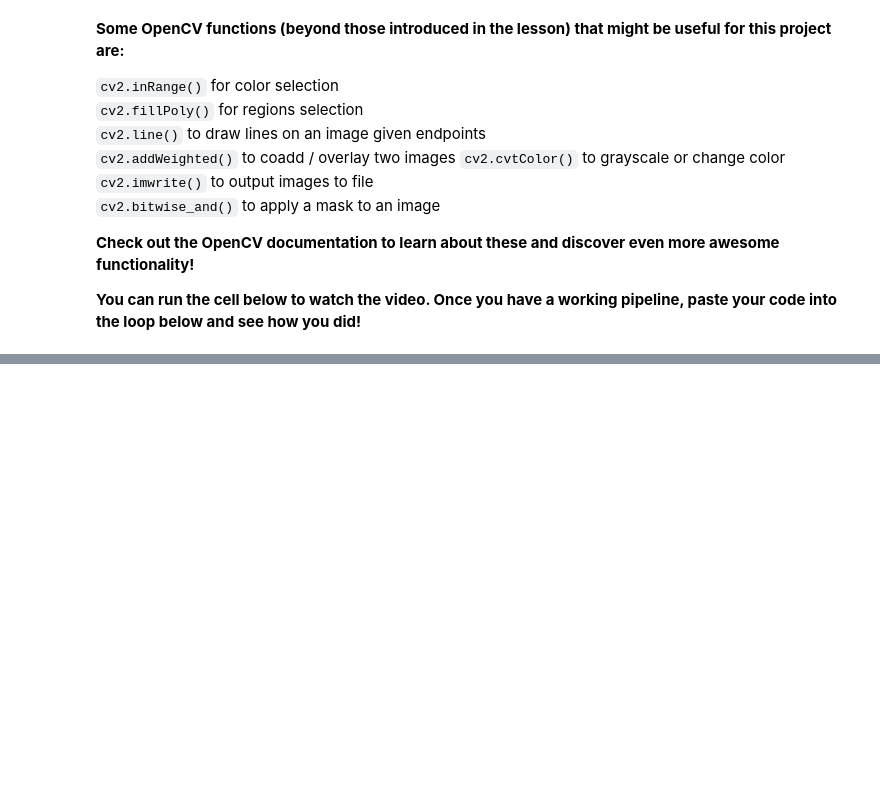
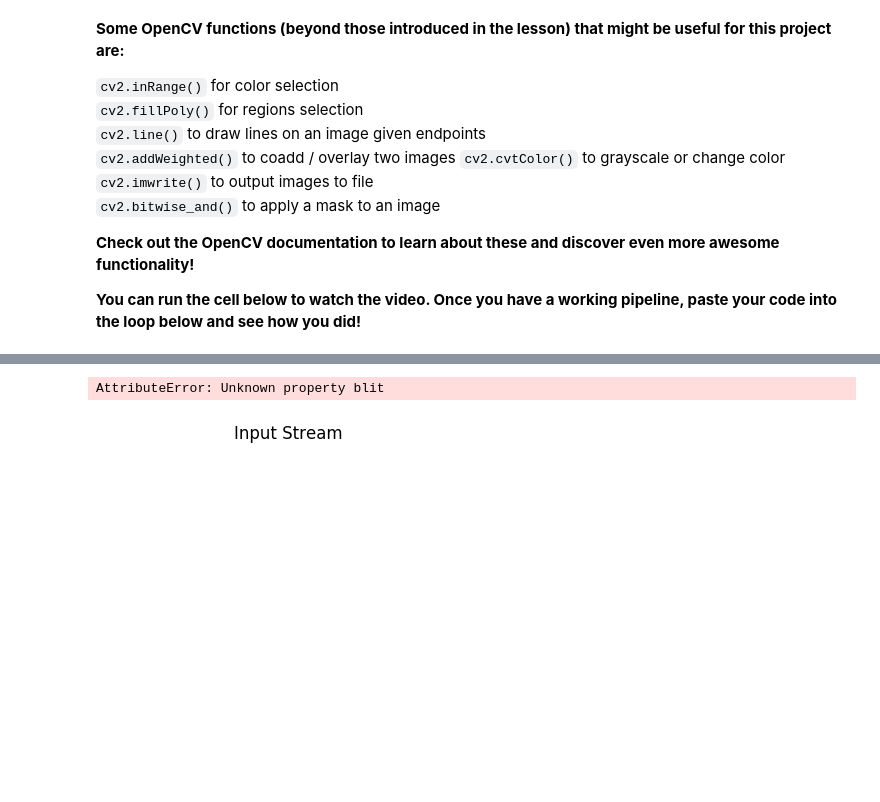
Before and after one commit to ryan-keenan/P0_prototype, a Jupyter notebook: P0_Harder.ipynb, the cells around one changed output, grey strips where cells are left out. Drawn from its saved outputs; the diff is of its cells as text; code cells hidden in the pictures; blank space fills up the shorter version.

```diff
--- a/P0_Harder.ipynb
+++ b/P0_Harder.ipynb
@@ -163,7 +287,8 @@ This image is:  <class 'numpy.ndarray'> with dimesions: (540, 960, 3)
 # %%
-cv2.startWindowThread()
-cv2.namedWindow('Lane-Finding')
+# cv2.startWindowThread()
+# cv2.namedWindow('Lane-Finding')
 cap = cv2.VideoCapture('solidYellowLeft.mp4')
+vid = []
 
 while cap.isOpened():
 
@@ -180,8 +305,18 @@ while cap.isOpened():
         # but there are other methods out there,
         # feel free to explore and experiment!
         ####################################
-        result = np.copy(image) # and get rid of this line
-        cv2.imshow('Lane-Finding',result)
+#         fns_args = (
+#             (),
+#             (5,),
+#             (50, 150),
+#             (np.array([[(120,539),(440, 320), (520, 320), (900,539)]], dtype=np.int32),),
+#             (np.copy(image)*0, 1, np.radians(1), 20, 10, 20),
+#             (np.copy(image),)
+#         )
+#         result = run_pipeline(fns, fns_args, image)
+#         cv2.imshow('Lane-Finding', result[-1])
+          vid.append(image)
+
     else:
         break
 
@@ -193,0 +335,37 @@ cv2.destroyAllWindows()
+# %%
+vid = cv2.VideoCapture("./solidWhiteRight.mp4")
+
+# Put the code in try-except statements
+# Catch the keyboard exception and
+# release the camera device and
+# continue with the rest of code.
+try:
+    while(True):
+        # Capture frame-by-frame
+        ret, frame = vid.read()
+        if not ret:
+            # Release the Video Device if ret is false
+            vid.release()
+            # Message to be displayed after releasing the device
+            print("Released Video Resource")
+            break
+        # Convert the image from OpenCV BGR format to matplotlib RGB format
+        # to display the image
+#         frame = cv2.cvtColor(frame, cv2.COLOR_BGR2RGB)
+        # Turn off the axis
+        axis('off')
+        # Title of the window
+        title("Input Stream")
+        # Display the frame
+        imshow(frame, blit=True)
+        show()
+        # Display the frame until new frame is available
+        clear_output(wait=True)
+except KeyboardInterrupt:
+    # Release the Video Device
+    vid.release()
+    # Message to be displayed after releasing the device
+    print("Released Video Resource")
+# %% [output]
+AttributeError: Unknown property blit
+[figure, added]
```
Also changed, not shown: parts of 14 cells of this notebook.
